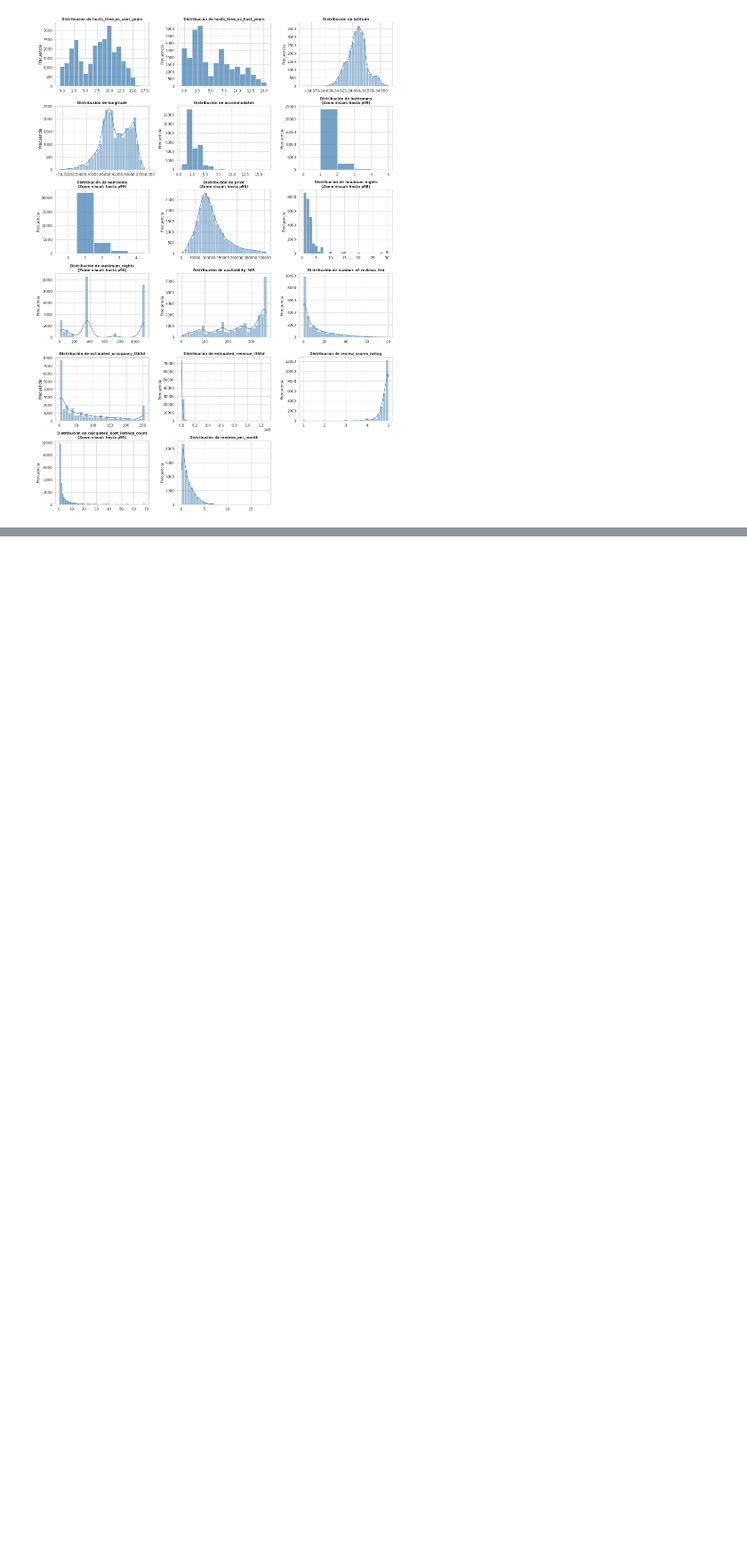
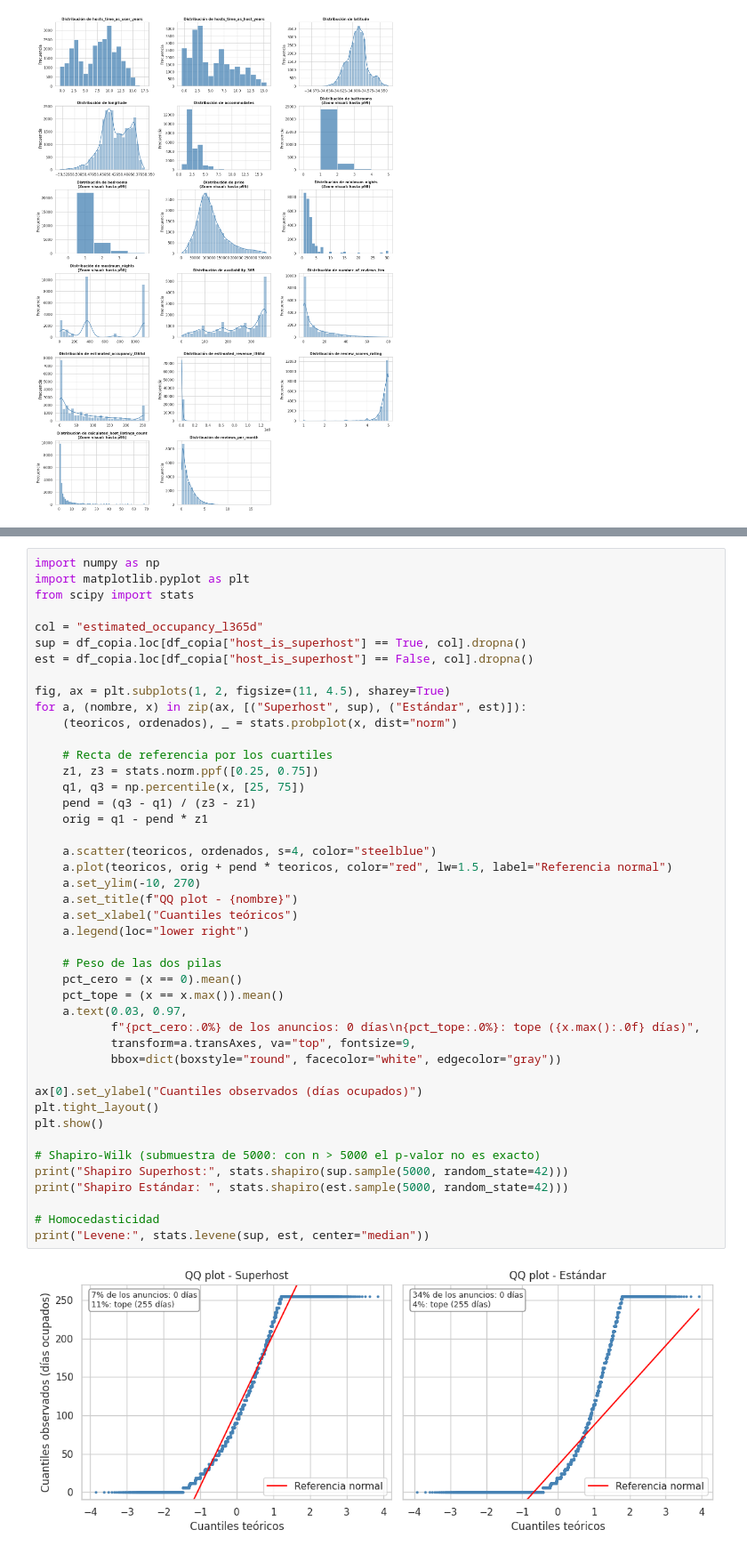
Before and after one commit to Jeronit1/AnalisisDeDatos, a Jupyter notebook: entrega.ipynb, the cells around one changed output, grey strips where cells are left out. Shown at 89% size. Cells and saved outputs as stored; diff of their text form; blank space fills up the shorter version.

```diff
--- a/entrega.ipynb
+++ b/entrega.ipynb
@@ -695,0 +675,46 @@ Como limitación del análisis, se identificó que algunos anfitriones poseen m
+# %%
+import numpy as np
+import matplotlib.pyplot as plt
+from scipy import stats
+
+col = "estimated_occupancy_l365d"
+sup = df_copia.loc[df_copia["host_is_superhost"] == True, col].dropna()
+est = df_copia.loc[df_copia["host_is_superhost"] == False, col].dropna()
+
+fig, ax = plt.subplots(1, 2, figsize=(11, 4.5), sharey=True)
+for a, (nombre, x) in zip(ax, [("Superhost", sup), ("Estándar", est)]):
+    (teoricos, ordenados), _ = stats.probplot(x, dist="norm")
+
+    # Recta de referencia por los cuartiles
+    z1, z3 = stats.norm.ppf([0.25, 0.75])
+    q1, q3 = np.percentile(x, [25, 75])
+    pend = (q3 - q1) / (z3 - z1)
+    orig = q1 - pend * z1
+
+    a.scatter(teoricos, ordenados, s=4, color="steelblue")
+    a.plot(teoricos, orig + pend * teoricos, color="red", lw=1.5, label="Referencia normal")
+    a.set_ylim(-10, 270)
+    a.set_title(f"QQ plot - {nombre}")
+    a.set_xlabel("Cuantiles teóricos")
+    a.legend(loc="lower right")
+
+    # Peso de las dos pilas
+    pct_cero = (x == 0).mean()
+    pct_tope = (x == x.max()).mean()
+    a.text(0.03, 0.97,
+           f"{pct_cero:.0%} de los anuncios: 0 días\n{pct_tope:.0%}: tope ({x.max():.0f} días)",
+           transform=a.transAxes, va="top", fontsize=9,
+           bbox=dict(boxstyle="round", facecolor="white", edgecolor="gray"))
+
+ax[0].set_ylabel("Cuantiles observados (días ocupados)")
+plt.tight_layout()
+plt.show()
+
+# Shapiro-Wilk (submuestra de 5000: con n > 5000 el p-valor no es exacto)
+print("Shapiro Superhost:", stats.shapiro(sup.sample(5000, random_state=42)))
+print("Shapiro Estándar: ", stats.shapiro(est.sample(5000, random_state=42)))
+
+# Homocedasticidad
+print("Levene:", stats.levene(sup, est, center="median"))
+# %% [output]
+[figure, added]
```
Also changed, not shown: parts of 20 cells of this notebook.
